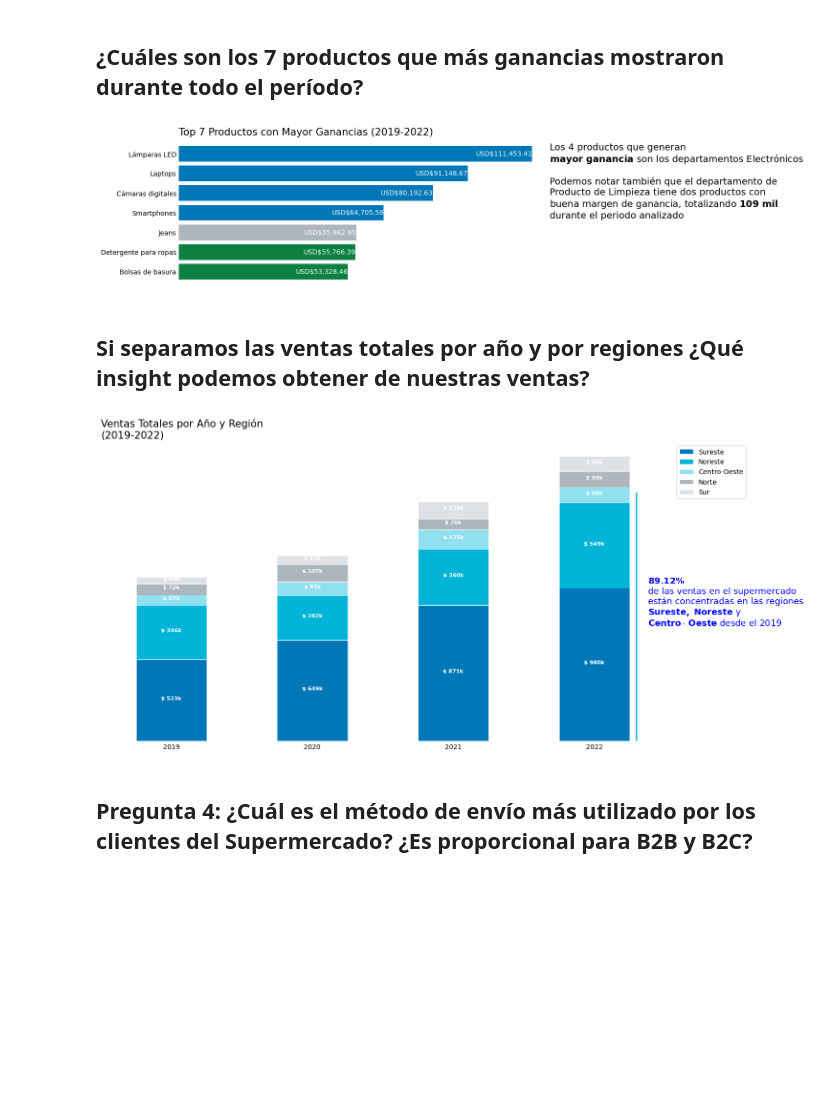
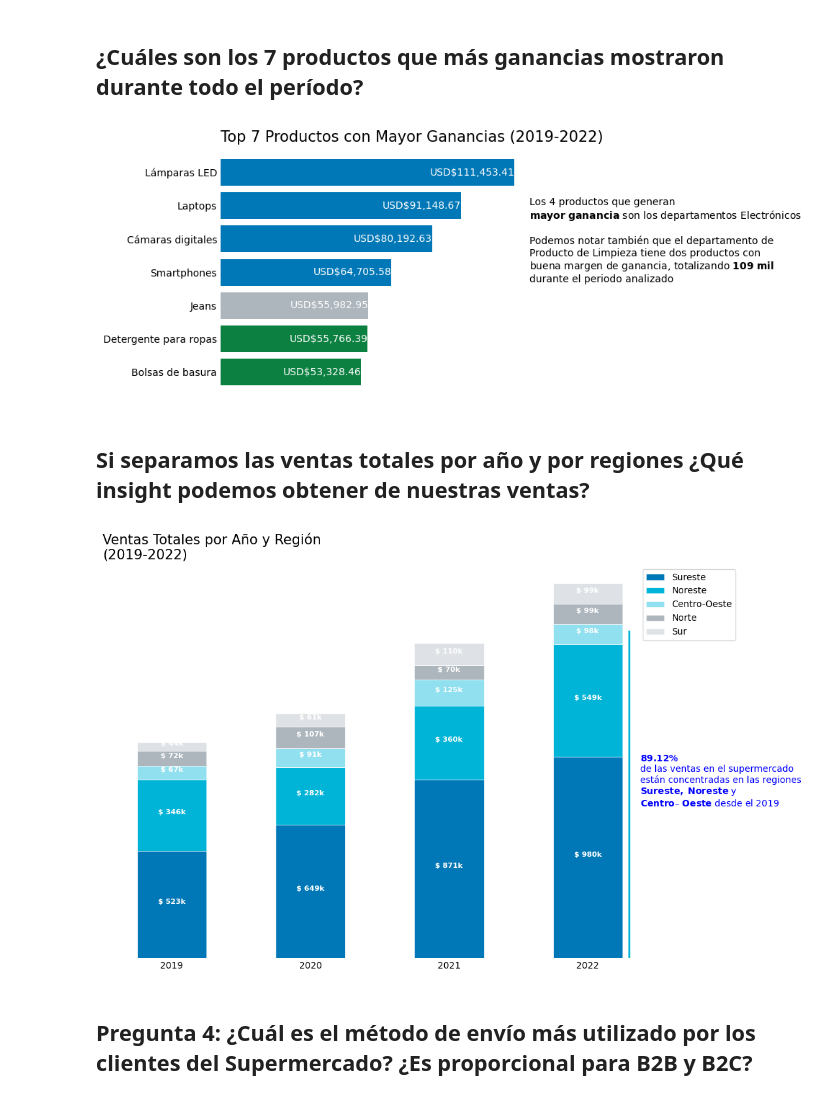
Before and after one commit to Danielvillarreal1/analisis-mercado, a Jupyter notebook: analisis-mercado-funcion.ipynb, the cells around one changed output. Drawn from its saved outputs; the diff is of its cells as text; code cells hidden in the pictures; blank space fills up the shorter version.

```diff
--- a/analisis-mercado-funcion.ipynb
+++ b/analisis-mercado-funcion.ipynb
@@ -208,36 +213,37 @@ def pregunta_2():
     # Quitar los ticks del eje X y Y
     ax.tick_params(axis='both', which='both', length=0)
 
     # Ocultar los ticks del eje Y
     ax.tick_params(axis='y', which='both', left=False)
 
     # Quitar los valores del eje X
     ax.set_xticks([])
 
     # Texto $\\mathbf{2022}$
     texto = ("Los 4 productos que generan\n"
          "$\\mathbf{mayor}$ $\\mathbf{ganancia}$ son los departamentos "
          "Electrónicos\n"
          "\n"
          "Podemos notar también que el departamento de\n"
          "Producto de Limpieza tiene dos productos con\n"
          "buena margen de ganancia, totalizando $\\mathbf{109\\ mil}$\n"
          "durante el periodo analizado"
             )
 
 
     # Añadir texto y alinear
-    ax.text(1.0, 0.45, texto, transform=ax.transAxes, ha='left', va='bottom', fontsize=14, color='black')
+    ax.text(1.0, 0.45, texto, transform=ax.transAxes, ha='left', va='bottom', fontsize=10, color='black')
 
-
+    plt.tight_layout()
+    plt.savefig('img/top7-productos.png')
 
     # Mostrar el gráfico
     plt.show()
 
 
 pregunta_2()
 # %% [output]
-[figure, old version]
+[figure, new version]
 # %% [markdown]
 ## Si separamos las ventas totales por año y por regiones ¿Qué insight podemos obtener de nuestras ventas?
 # %%
@@ -260,7 +266,7 @@ def pregunta_3():
     colores = ['#0077b6', '#00b4d8', '#90e0ef', '#adb5bd', '#dee2e6']
 
     # Crear el gráfico de columnas apiladas con bordes más visibles
-    ax = df_ventas_año_region.plot(kind='bar', stacked=True, figsize=(15, 8), color=colores, edgecolor='white', linewidth=0.5)
+    ax = df_ventas_año_region.plot(kind='bar', stacked=True, figsize=(11, 7), color=colores, edgecolor='white', linewidth=0.5)
 
     # Quitar la palabra "Año" en el eje x
     ax.set_xlabel("")
@@ -299,7 +305,7 @@ def pregunta_3():
          "$\\mathbf{Centro – }$ $\\mathbf{Oeste}$ desde el 2019")
 
     # Añadir texto y alinear a la izquierda
-    ax.text(0.97, 0.38, texto, transform=ax.transAxes, ha='left', va='bottom', fontsize=13, color='blue')
+    ax.text(0.97, 0.38, texto, transform=ax.transAxes, ha='left', va='bottom', fontsize=10, color='blue')
 
     # Línea vertical de color azul
     ax.axvline(x=3.3, ymin=0.0, ymax=0.83, color='#00b4d8', linestyle='-', linewidth=2)
@@ -313,11 +319,14 @@ def pregunta_3():
     # Quitar los ticks del eje X y Y
     ax.tick_params(axis='both', which='both', length=0)
 
+    plt.tight_layout()
+    plt.savefig('img/ventas-año-region.png')
+
     # Mostrar el gráfico
     plt.show()
 pregunta_3()
 # %% [output]
-[figure, old version]
+[figure, new version]
 # %% [markdown]
 ## Pregunta 4: ¿Cuál es el método de envío más utilizado por los clientes del Supermercado? ¿Es proporcional para B2B y B2C?
 # %%
```
Also changed, not shown: parts of 6 cells of this notebook.
